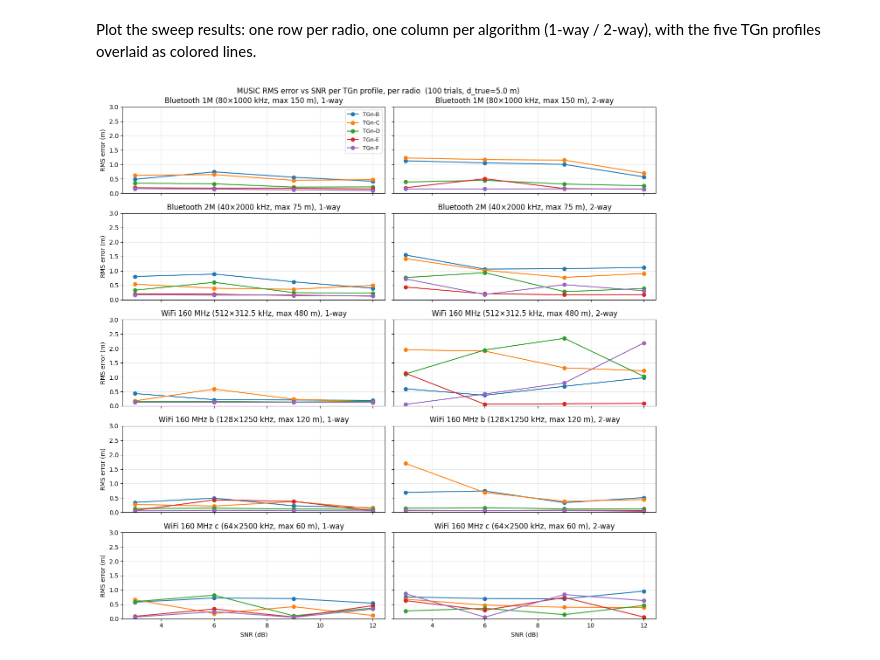
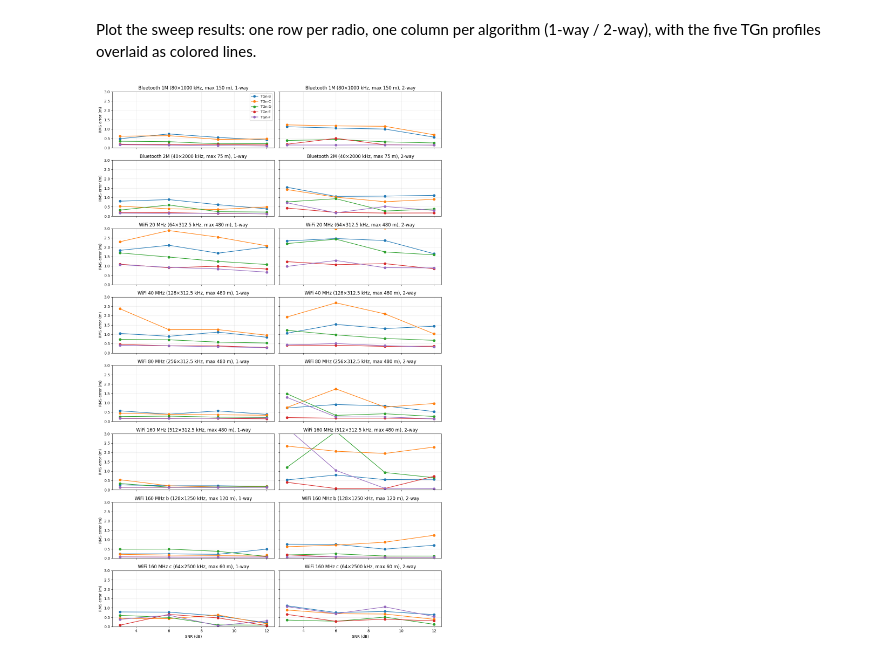
Before and after one commit to jelenesm/trilateration, a Jupyter notebook: distance.ipynb, the cells around one changed output. Cells and saved outputs as stored; diff of their text form; code cells hidden in the pictures.

```diff
--- a/distance.ipynb
+++ b/distance.ipynb
@@ -904,9 +918,9 @@ P_max        = 6
 RADIOS = [
     ('Bluetooth 1M',  80, 1000.0),
     ('Bluetooth 2M',  40, 2000.0),
-    #('WiFi 20 MHz',   64,  312.5),
-    #('WiFi 40 MHz',  128,  312.5),
-    #('WiFi 80 MHz',  256,  312.5),
+    ('WiFi 20 MHz',   64,  312.5),
+    ('WiFi 40 MHz',  128,  312.5),
+    ('WiFi 80 MHz',  256,  312.5),
     ('WiFi 160 MHz', 512,  312.5),
     ('WiFi 160 MHz b', 512//4,  4*312.5),
     ('WiFi 160 MHz c', 512//8,  8*312.5),
@@ -955,28 +969,24 @@ Plot the sweep results: one row per radio, one column per algorithm (1-way / 2-w
 # %%
 # === Plot: rows = radio, cols = algorithm; TGn profiles overlaid ===
 fig, axes = plt.subplots(len(RADIOS), len(algs),
                          figsize=(13, 2.6 * len(RADIOS)),
                          sharex=True, sharey=True, squeeze=False)
 for r, (label, n_tones_r, spacing_khz) in enumerate(RADIOS):
     for col, alg in enumerate(algs):
         ax = axes[r, col]
         for prof in profiles:
             ax.plot(snr_db_grid, results[label][alg][prof], 'o-',
                     label=f'TGn-{prof}')
         max_range = c / (2 * spacing_khz * 1e3)
         ax.set_title(f'{label} ({n_tones_r}×{spacing_khz:g} kHz, max {max_range:.0f} m), {alg}')
         ax.grid(True, which='both', alpha=0.3)
         ax.set_ylim(0, 3.0)
         if r == axes.shape[0] - 1:
             ax.set_xlabel('SNR (dB)')
         if col == 0:
             ax.set_ylabel('RMS error (m)')
 axes[0, 0].legend(fontsize=9)
-fig.suptitle(
-    f'MUSIC RMS error vs SNR per TGn profile, per radio  '
-    f'({n_trials} trials, d_true={d_true} m)'
-)
 plt.tight_layout()
 plt.show()
 # %% [output]
-[figure, old version]
+[figure, new version]
```
Also changed, not shown: parts of 14 cells of this notebook.
